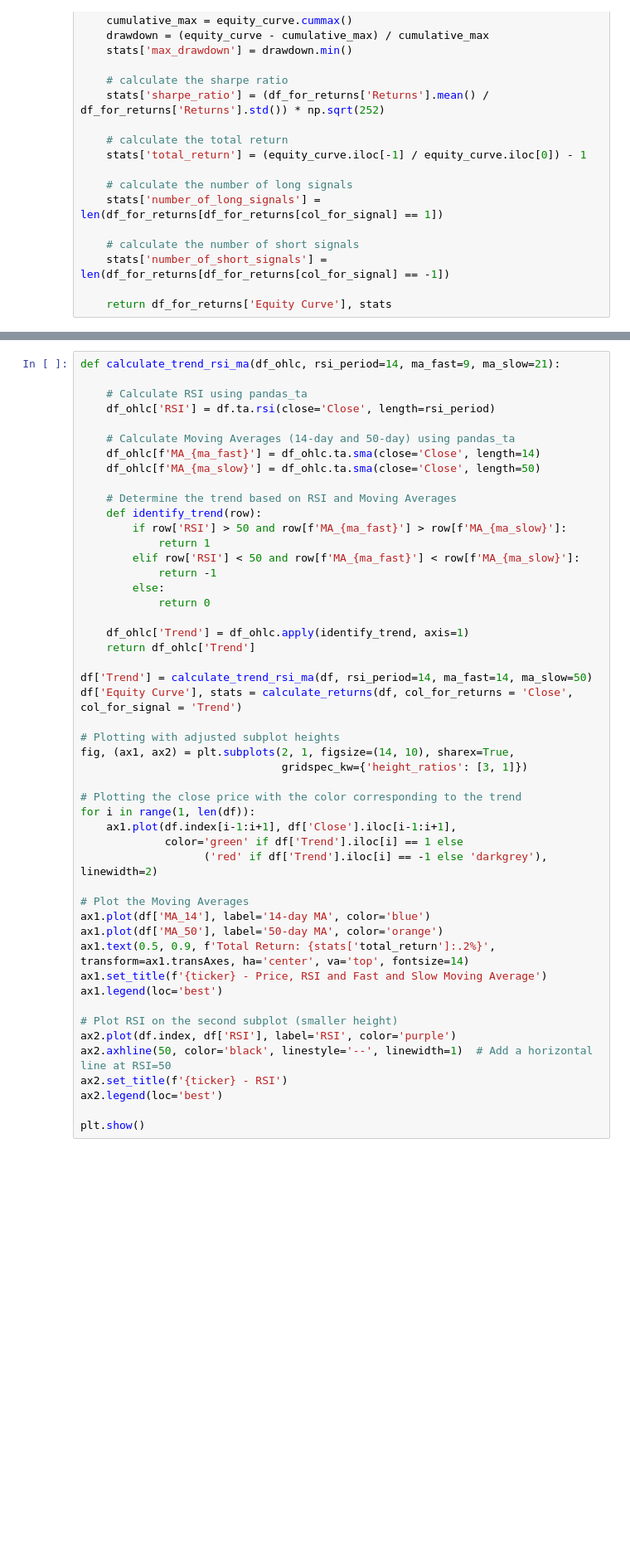
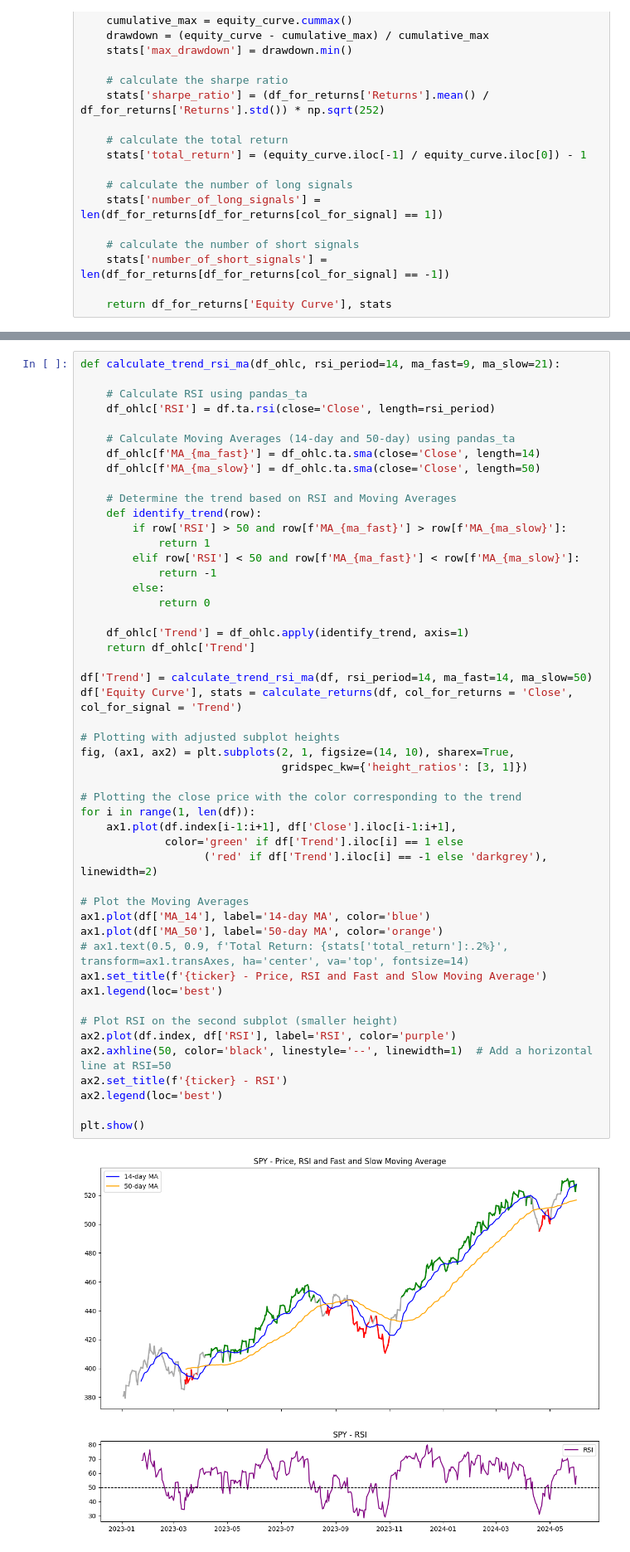
Before and after one commit to phitzi/Investment_and_Algorithmic_Trading_Notebooks, a Jupyter notebook: Technical_Analysis/Compare_6_Trend_Identification_Methods.ipynb, the cells around one changed output, grey strips where cells are left out. Shown at 83% size. Drawn from its saved outputs; the diff is of its cells as text; blank space fills up the shorter version.

```diff
--- a/Technical_Analysis/Compare_6_Trend_Identification_Methods.ipynb
+++ b/Technical_Analysis/Compare_6_Trend_Identification_Methods.ipynb
@@ -152,34 +176,36 @@ def calculate_trend_rsi_ma(df_ohlc, rsi_period=14, ma_fast=9, ma_slow=21):
 
     df_ohlc['Trend'] = df_ohlc.apply(identify_trend, axis=1)
     return df_ohlc['Trend']
 
 df['Trend'] = calculate_trend_rsi_ma(df, rsi_period=14, ma_fast=14, ma_slow=50)
 df['Equity Curve'], stats = calculate_returns(df, col_for_returns = 'Close', col_for_signal = 'Trend')
 
 # Plotting with adjusted subplot heights
 fig, (ax1, ax2) = plt.subplots(2, 1, figsize=(14, 10), sharex=True,
                                gridspec_kw={'height_ratios': [3, 1]})
 
 # Plotting the close price with the color corresponding to the trend
 for i in range(1, len(df)):
     ax1.plot(df.index[i-1:i+1], df['Close'].iloc[i-1:i+1],
              color='green' if df['Trend'].iloc[i] == 1 else
                    ('red' if df['Trend'].iloc[i] == -1 else 'darkgrey'), linewidth=2)
 
 # Plot the Moving Averages
 ax1.plot(df['MA_14'], label='14-day MA', color='blue')
 ax1.plot(df['MA_50'], label='50-day MA', color='orange')
-ax1.text(0.5, 0.9, f'Total Return: {stats['total_return']:.2%}', transform=ax1.transAxes, ha='center', va='top', fontsize=14)
+# ax1.text(0.5, 0.9, f'Total Return: {stats['total_return']:.2%}', transform=ax1.transAxes, ha='center', va='top', fontsize=14)
 ax1.set_title(f'{ticker} - Price, RSI and Fast and Slow Moving Average')
 ax1.legend(loc='best')
 
 # Plot RSI on the second subplot (smaller height)
 ax2.plot(df.index, df['RSI'], label='RSI', color='purple')
 ax2.axhline(50, color='black', linestyle='--', linewidth=1)  # Add a horizontal line at RSI=50
 ax2.set_title(f'{ticker} - RSI')
 ax2.legend(loc='best')
 
 plt.show()
+# %% [output]
+[figure, added]
 # %%
 def calculate_trend_bbands_rsi(df_ohlc, bbands_period=5, bbands_std=2, rsi_period=14):
 
```
Also changed, not shown: parts of 8 cells of this notebook, 1 other file.
